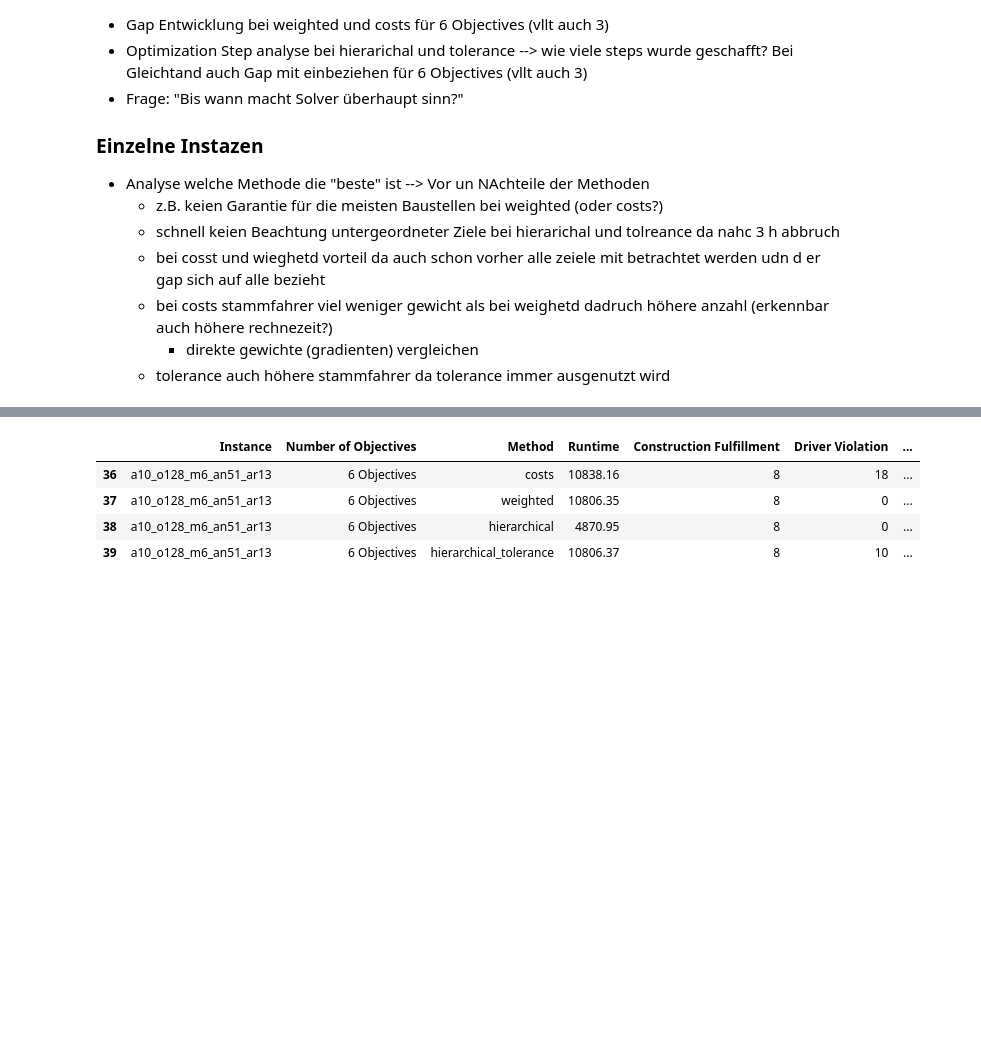
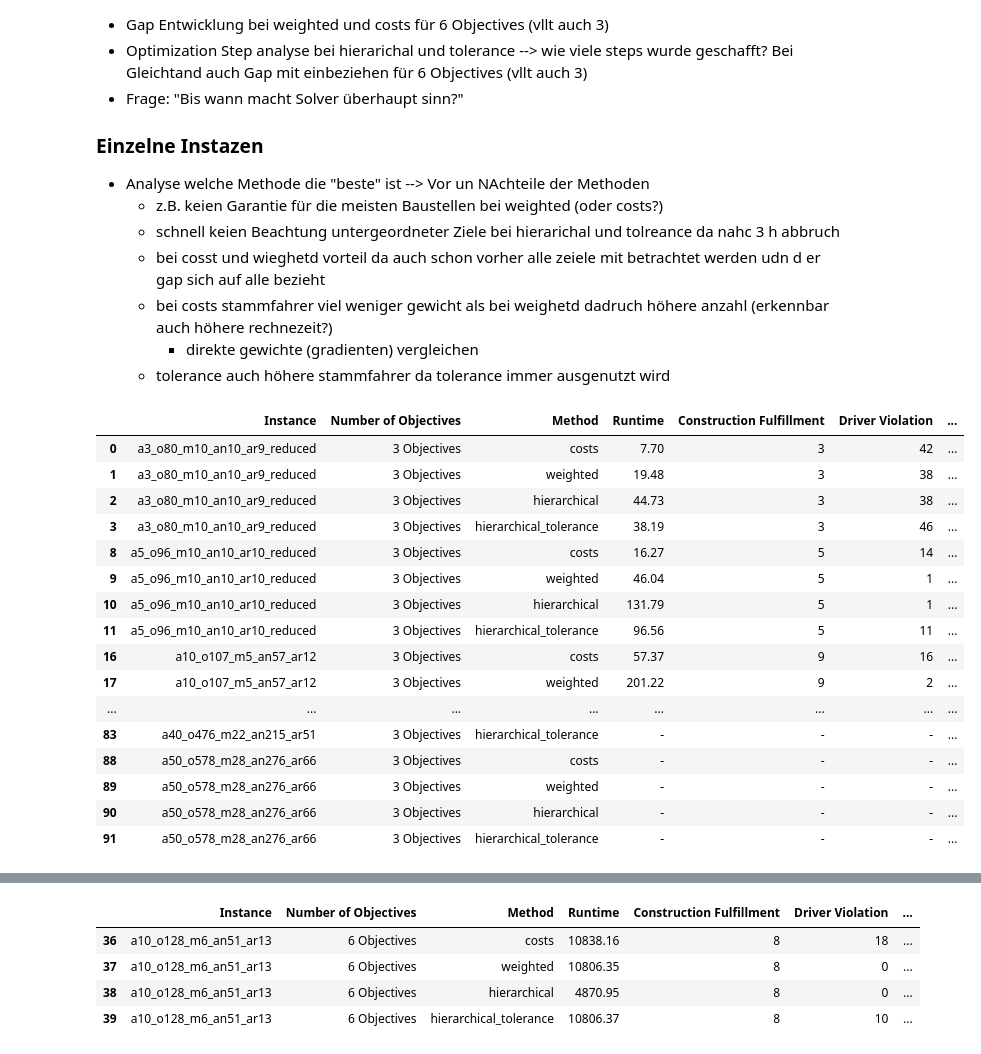
Before and after one commit to nklswlf/OptRail_Railroad_Construction, a Jupyter notebook: Data/Solution/Table_Solution_JSON.ipynb, the cells around one changed output, grey strips where cells are left out. Drawn from its saved outputs; the diff is of its cells as text; code cells hidden in the pictures; blank space fills up the shorter version.

```diff
--- a/Data/Solution/Table_Solution_JSON.ipynb
+++ b/Data/Solution/Table_Solution_JSON.ipynb
@@ -269,6 +269,29 @@ df_objectives.style
     - bei costs stammfahrer viel weniger gewicht als bei weighetd dadruch höhere anzahl (erkennbar auch höhere rechnezeit?)
         - direkte gewichte (gradienten) vergleichen
     - tolerance auch höhere stammfahrer da tolerance immer ausgenutzt wird
+# %%
+df_filtered = df_objectives[df_objectives["Number of Objectives"] == "3 Objectives"]
+
+# Tabelle anzeigen
+df_filtered.style
+# %% [output]
+|  | Instance | Number of Objectives | Method | Runtime | Construction Fulfillment | Driver Violation | ... |
+| 0 | a3_o80_m10_an10_ar9_reduced | 3 Objectives | costs | 7.70 | 3 | 42 | ... |
+| 1 | a3_o80_m10_an10_ar9_reduced | 3 Objectives | weighted | 19.48 | 3 | 38 | ... |
+| 2 | a3_o80_m10_an10_ar9_reduced | 3 Objectives | hierarchical | 44.73 | 3 | 38 | ... |
+| 3 | a3_o80_m10_an10_ar9_reduced | 3 Objectives | hierarchical_tolerance | 38.19 | 3 | 46 | ... |
+| 8 | a5_o96_m10_an10_ar10_reduced | 3 Objectives | costs | 16.27 | 5 | 14 | ... |
+| 9 | a5_o96_m10_an10_ar10_reduced | 3 Objectives | weighted | 46.04 | 5 | 1 | ... |
+| 10 | a5_o96_m10_an10_ar10_reduced | 3 Objectives | hierarchical | 131.79 | 5 | 1 | ... |
+| 11 | a5_o96_m10_an10_ar10_reduced | 3 Objectives | hierarchical_tolerance | 96.56 | 5 | 11 | ... |
+| 16 | a10_o107_m5_an57_ar12 | 3 Objectives | costs | 57.37 | 9 | 16 | ... |
+| 17 | a10_o107_m5_an57_ar12 | 3 Objectives | weighted | 201.22 | 9 | 2 | ... |
+| ... | ... | ... | ... | ... | ... | ... | ... |
+| 83 | a40_o476_m22_an215_ar51 | 3 Objectives | hierarchical_tolerance | - | - | - | ... |
+| 88 | a50_o578_m28_an276_ar66 | 3 Objectives | costs | - | - | - | ... |
+| 89 | a50_o578_m28_an276_ar66 | 3 Objectives | weighted | - | - | - | ... |
+| 90 | a50_o578_m28_an276_ar66 | 3 Objectives | hierarchical | - | - | - | ... |
+| 91 | a50_o578_m28_an276_ar66 | 3 Objectives | hierarchical_tolerance | - | - | - | ... |
 # %%
 # Filter
 df_filtered = df_objectives[df_objectives["Number of Objectives"] == "6 Objectives"]
```
Also changed, not shown: parts of 3 cells of this notebook, 15 other files.
